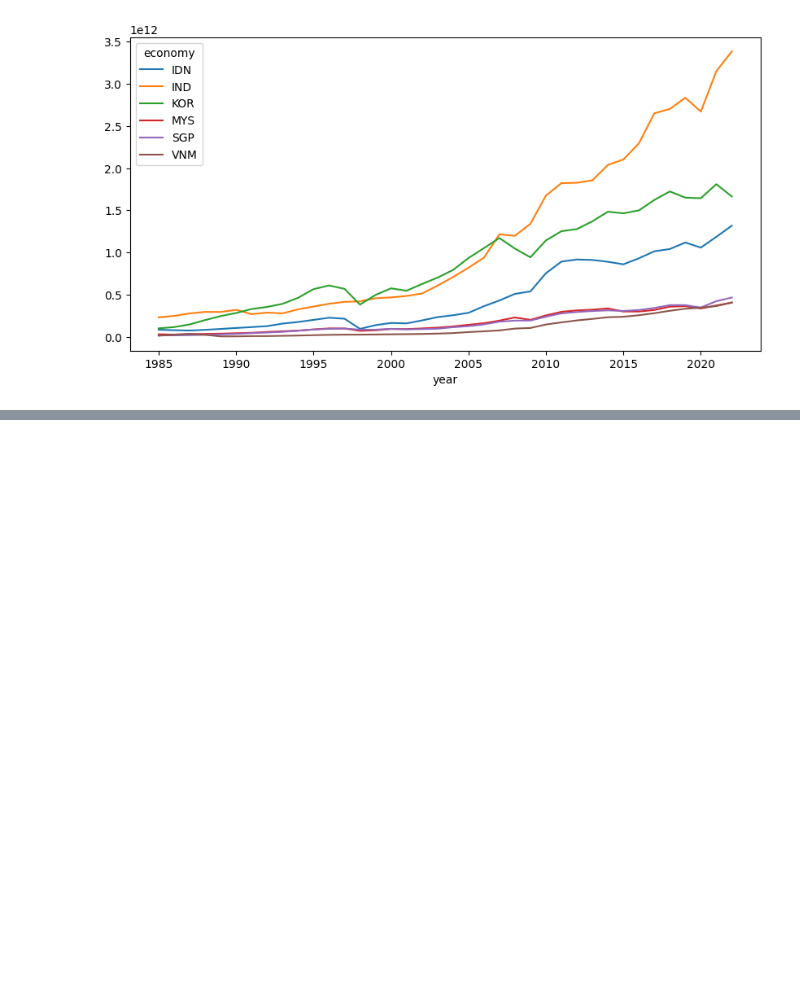
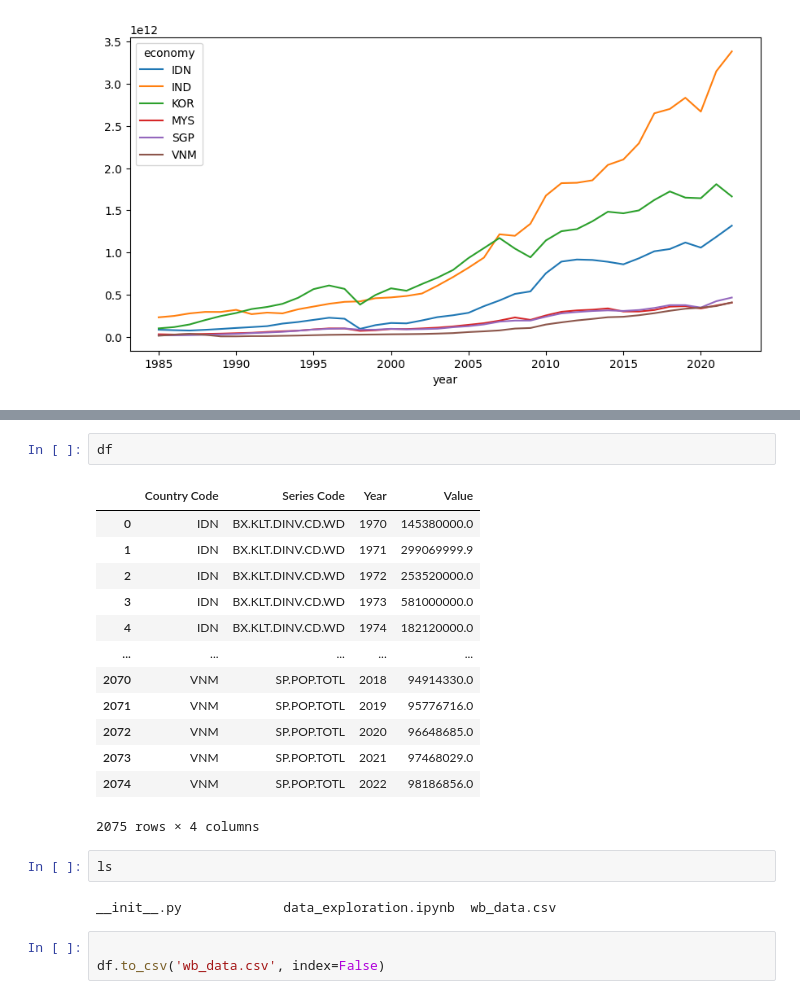
Before and after one commit to alexsgit/wbdata, a Jupyter notebook: notebooks/data_exploration.ipynb, the cells around one changed output, grey strips where cells are left out. Cells and saved outputs as stored; diff of their text form; blank space fills up the shorter version.

```diff
--- a/notebooks/data_exploration.ipynb
+++ b/notebooks/data_exploration.ipynb
@@ -137,0 +187,23 @@ df.plot(x='year', figsize=(10, 5))
+# %%
+df
+# %% [output]
+|  | Country Code | Series Code | Year | Value |
+| 0 | IDN | BX.KLT.DINV.CD.WD | 1970 | 145380000.0 |
+| 1 | IDN | BX.KLT.DINV.CD.WD | 1971 | 299069999.9 |
+| 2 | IDN | BX.KLT.DINV.CD.WD | 1972 | 253520000.0 |
+| 3 | IDN | BX.KLT.DINV.CD.WD | 1973 | 581000000.0 |
+| 4 | IDN | BX.KLT.DINV.CD.WD | 1974 | 182120000.0 |
+| ... | ... | ... | ... | ... |
+| 2070 | VNM | SP.POP.TOTL | 2018 | 94914330.0 |
+| 2071 | VNM | SP.POP.TOTL | 2019 | 95776716.0 |
+| 2072 | VNM | SP.POP.TOTL | 2020 | 96648685.0 |
+| 2073 | VNM | SP.POP.TOTL | 2021 | 97468029.0 |
+| 2074 | VNM | SP.POP.TOTL | 2022 | 98186856.0 |
+2075 rows × 4 columns
+# %%
+ls
+# %% [output]
+__init__.py             data_exploration.ipynb  wb_data.csv
+# %%
+
+df.to_csv('wb_data.csv', index=False)
```
Also changed, not shown: parts of 7 cells of this notebook, 1 other file.
